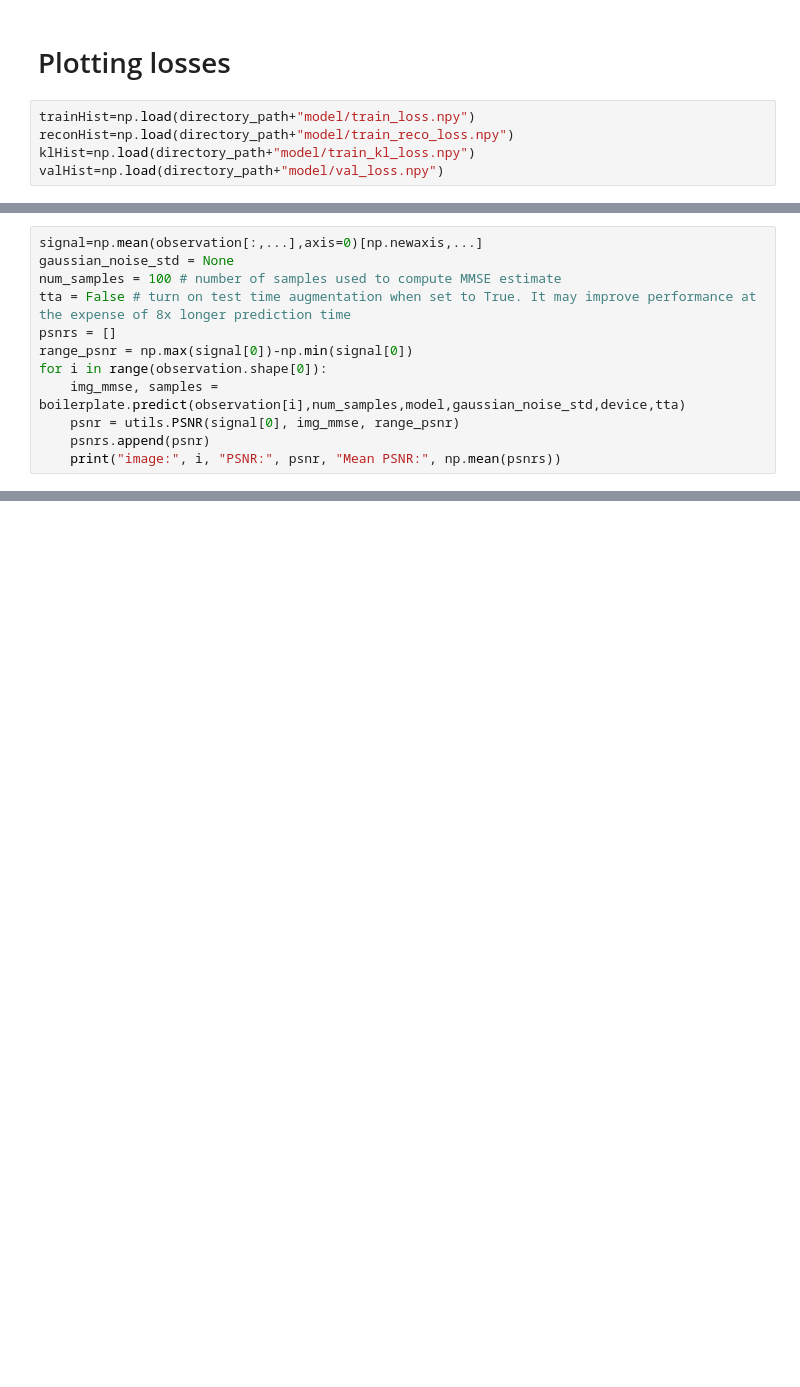
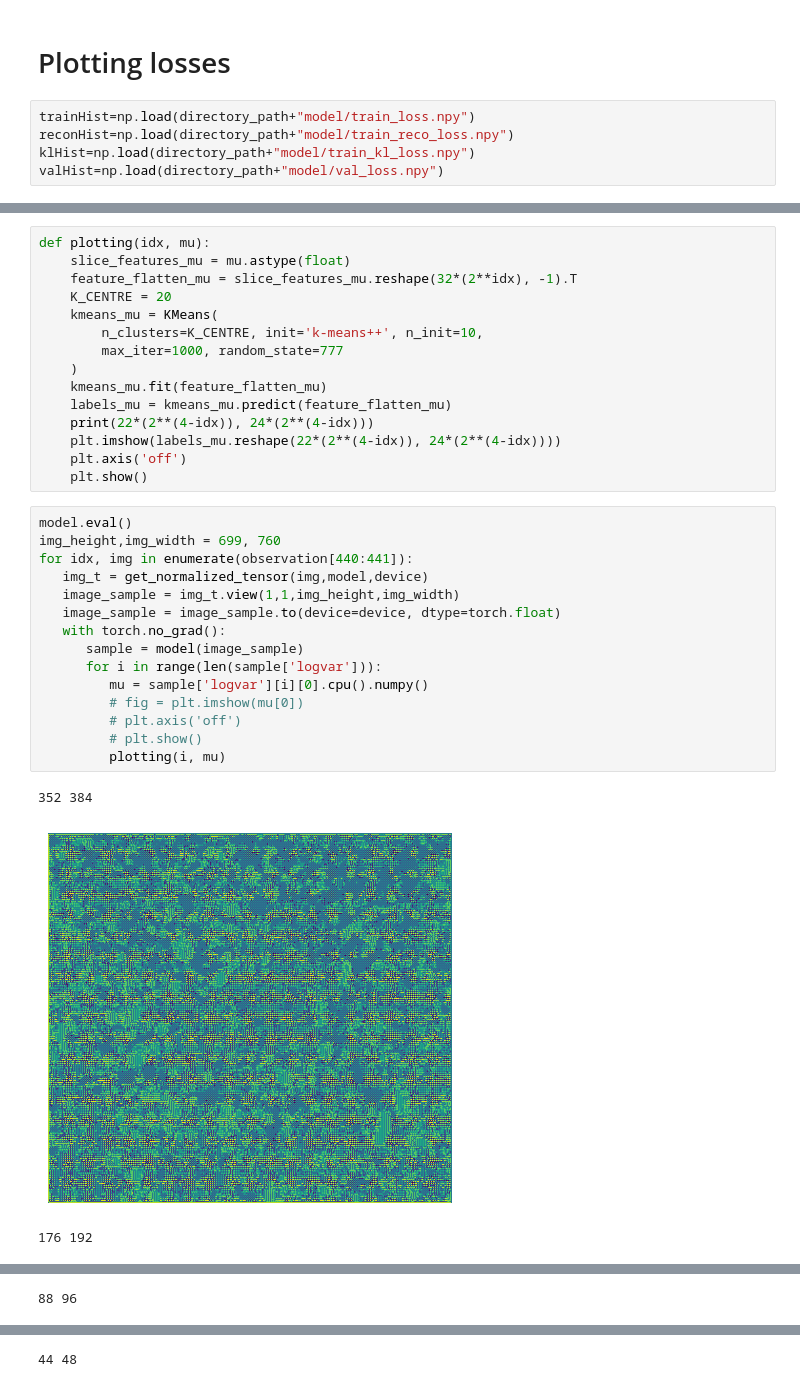
Before and after one commit to shei-dark/HDN, a Jupyter notebook: examples/Pixel_Noise/Convallaria/2-Training.ipynb, the cells around one changed output, grey strips where cells are left out. Drawn from its saved outputs; the diff is of its cells as text; blank space fills up the shorter version.

Commit message:
Clustering on mu and sigma

```diff
--- a/examples/Pixel_Noise/Convallaria/2-Training.ipynb
+++ b/examples/Pixel_Noise/Convallaria/2-Training.ipynb
@@ -224,15 +225,3 @@ LadderVAE(
     (parameter_net): Conv2d(64, 1, kernel_size=(3, 3), stride=(1, 1), padding=(1, 1))
   )
 )
-# %%
-signal=np.mean(observation[:,...],axis=0)[np.newaxis,...]
-gaussian_noise_std = None
-num_samples = 100 # number of samples used to compute MMSE estimate
-tta = False # turn on test time augmentation when set to True. It may improve performance at the expense of 8x longer prediction time
-psnrs = []
-range_psnr = np.max(signal[0])-np.min(signal[0])
-for i in range(observation.shape[0]):
-    img_mmse, samples = boilerplate.predict(observation[i],num_samples,model,gaussian_noise_std,device,tta)
-    psnr = utils.PSNR(signal[0], img_mmse, range_psnr)
-    psnrs.append(psnr)
-    print("image:", i, "PSNR:", psnr, "Mean PSNR:", np.mean(psnrs))
@@ -240,0 +288,34 @@ OutOfMemoryError: CUDA out of memory. Tried to allocate 264.00 MiB (GPU 0; 15.81
+# %%
+def plotting(idx, mu):
+    slice_features_mu = mu.astype(float)
+    feature_flatten_mu = slice_features_mu.reshape(32*(2**idx), -1).T
+    K_CENTRE = 20
+    kmeans_mu = KMeans(
+        n_clusters=K_CENTRE, init='k-means++', n_init=10,
+        max_iter=1000, random_state=777
+    )
+    kmeans_mu.fit(feature_flatten_mu)
+    labels_mu = kmeans_mu.predict(feature_flatten_mu)
+    print(22*(2**(4-idx)), 24*(2**(4-idx)))
+    plt.imshow(labels_mu.reshape(22*(2**(4-idx)), 24*(2**(4-idx))))
+    plt.axis('off')
+    plt.show()
+# %%
+model.eval()
+img_height,img_width = 699, 760
+for idx, img in enumerate(observation[440:441]):
+   img_t = get_normalized_tensor(img,model,device)
+   image_sample = img_t.view(1,1,img_height,img_width)
+   image_sample = image_sample.to(device=device, dtype=torch.float)
+   with torch.no_grad():
+      sample = model(image_sample)
+      for i in range(len(sample['logvar'])):
+         mu = sample['logvar'][i][0].cpu().numpy()
+         # fig = plt.imshow(mu[0])
+         # plt.axis('off')
+         # plt.show()
+         plotting(i, mu)
+# %% [output]
+352 384
+[figure, added]
+176 192
@@ -240,0 +323 @@ OutOfMemoryError: CUDA out of memory. Tried to allocate 264.00 MiB (GPU 0; 15.81
+88 96
@@ -240,0 +325 @@ OutOfMemoryError: CUDA out of memory. Tried to allocate 264.00 MiB (GPU 0; 15.81
+44 48
```
Also changed, not shown: parts of 12 cells of this notebook, 1 other file.
